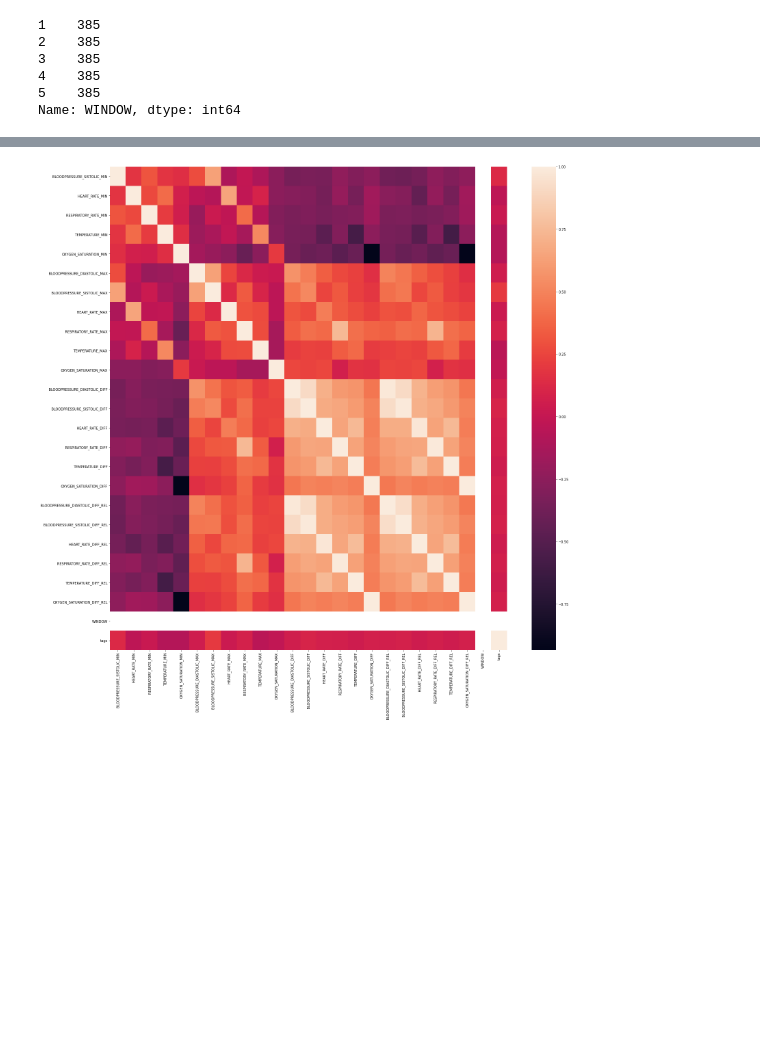
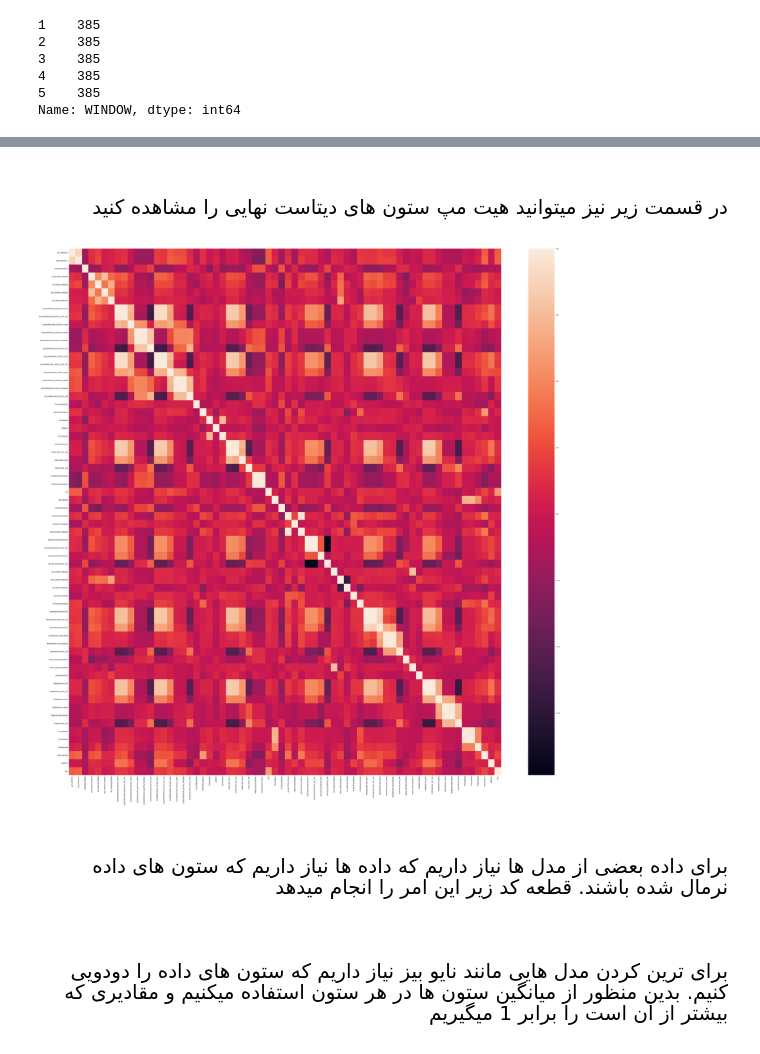
Before and after one commit to matinFT/ML-Project-Phase1, a Jupyter notebook: covid project.ipynb, the cells around one changed output, grey strips where cells are left out. Drawn from its saved outputs; the diff is of its cells as text; code cells hidden in the pictures; blank space fills up the shorter version.

```diff
--- a/covid project.ipynb
+++ b/covid project.ipynb
@@ -311,17 +513,3 @@ data = data.T.drop_duplicates().T
 # %%
 # remove columns with more than 0.5 null ratio
-data.dropna(axis=1, how="any", thresh=data.shape[0] * 0.5, subset=None, inplace=True)
+# data.dropna(axis=1, how="any", thresh=data.shape[0] * 0.5, subset=None, inplace=True)
-# %%
-# fill nas with mean
-
-NA_filled_first_window = []
-for patient_id in data['PATIENT_VISIT_IDENTIFIER'].unique():
-    temp = data[data['PATIENT_VISIT_IDENTIFIER'] == patient_id]
-    temp.fillna(temp.mean(),inplace=True)
-    NA_filled_first_window.append(temp.iloc[[0]])
-data = pd.concat(NA_filled_first_window)
-
-# for patient_id in data['PATIENT_VISIT_IDENTIFIER'].unique():
-#     patient_data = data[data["PATIENT_VISIT_IDENTIFIER"] == patient_id]
-#     patient_data = patient_data.fillna(patient_data.mean())
-# data
@@ -346,2 +521,7 @@ See the caveats in the documentation: https://pandas.pydata.org/pandas-docs/stab
+# %%
+for patient_id in data['PATIENT_VISIT_IDENTIFIER'].unique():
+    patient_data = data[data["PATIENT_VISIT_IDENTIFIER"] == patient_id]
+    patient_data.fillna(patient_data.mean(), inplace = True)
+    data.loc[patient_id*5:patient_id * 5+ 4, :] = patient_data
 # %%
 data = data.fillna(value=data.mean(skipna = True))
@@ -370,0 +544,9 @@ data
+# %%
+final_data = pd.DataFrame()
+for i, row in data.iterrows():
+#     if row["ICU"] == 0:
+    temp_r = row.copy()
+    temp_r["ICU"] = data.loc[i  - i % 5 + 4]["ICU"]
+    final_data = final_data.append(temp_r, ignore_index = True)
+final_data.drop(columns = ["PATIENT_VISIT_IDENTIFIER"], inplace = True)
+final_data
@@ -371,8 +567,14 @@ data
+# %% [markdown]
+<br><p style="font-size:20px; text-align: right;line-height:30px;">
+    در قسمت زیر نیز میتوانید هیت مپ ستون های دیتاست نهایی را مشاهده کنید
+</p>
 # %%
-vital_signs = data.columns[13:39]
-vital_signs_df = data[vital_signs]
-f,ax = plt.subplots(figsize=(26,26))
-sns.heatmap(vital_signs_df.drop(columns=['ICU']).corr())
+f,ax = plt.subplots(figsize=(66,66))
+sns.heatmap(final_data.drop(columns=['ICU']).corr())
 plt.show()
 # %% [output]
-[figure, old version]
+[figure, new version]
+# %% [markdown]
+<br><p style="font-size:20px; text-align: right;line-height:30px;">
+     برای داده بعضی از مدل ها نیاز داریم که داده ها نیاز داریم که ستون های داده نرمال شده باشند. قطعه کد زیر این امر را انجام میدهد
+</p>
@@ -378,0 +587,4 @@ plt.show()
+# %% [markdown]
+<br><p style="font-size:20px; text-align: right;line-height:30px;">
+    برای ترین کردن مدل هایی مانند نایو بیز نیاز داریم که ستون های داده را دودویی کنیم. بدین منظور از میانگین ستون ها در هر ستون استفاده میکنیم و مقادیری که بیشتر از آن است را برابر 1 میگیریم
+</p>
```
Also changed, not shown: parts of 117 cells of this notebook, 3 other files.
